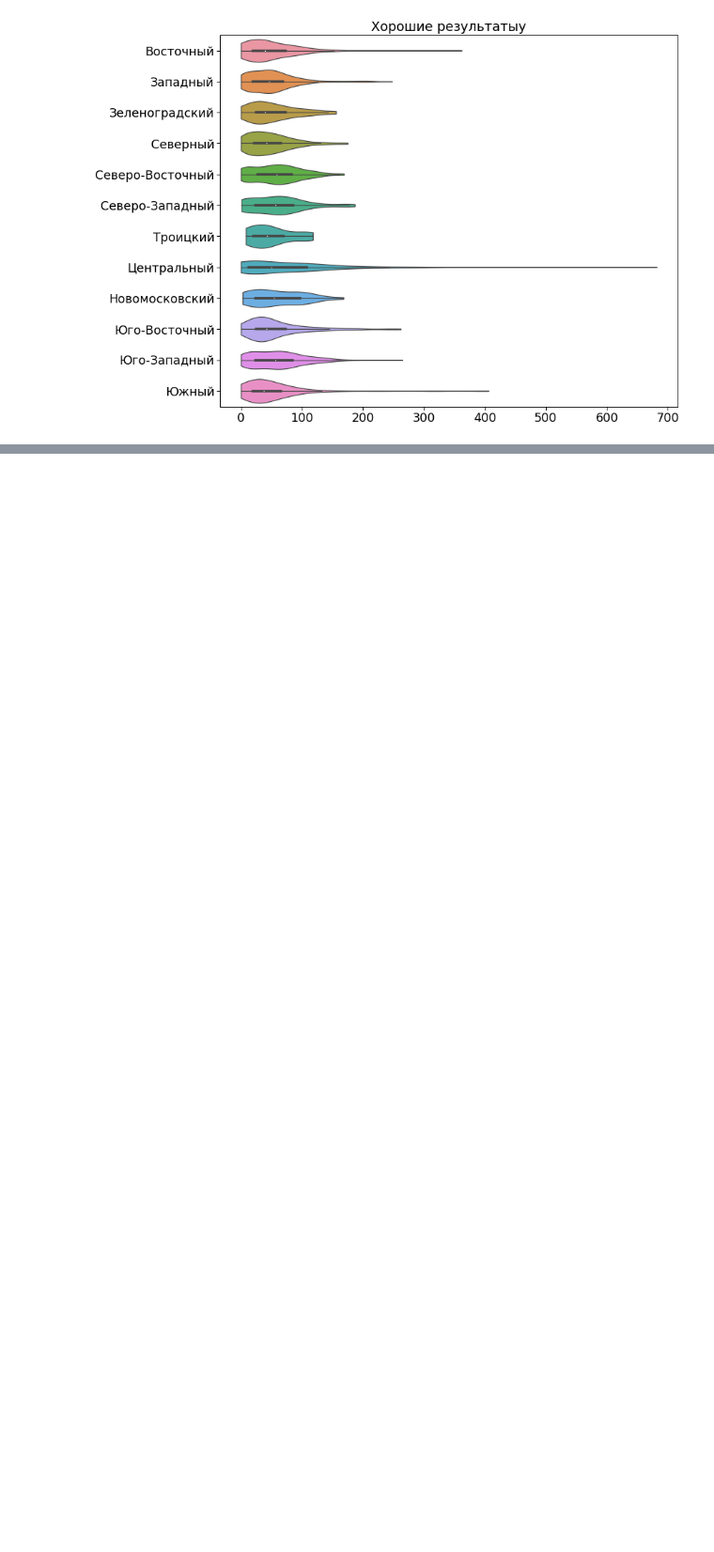
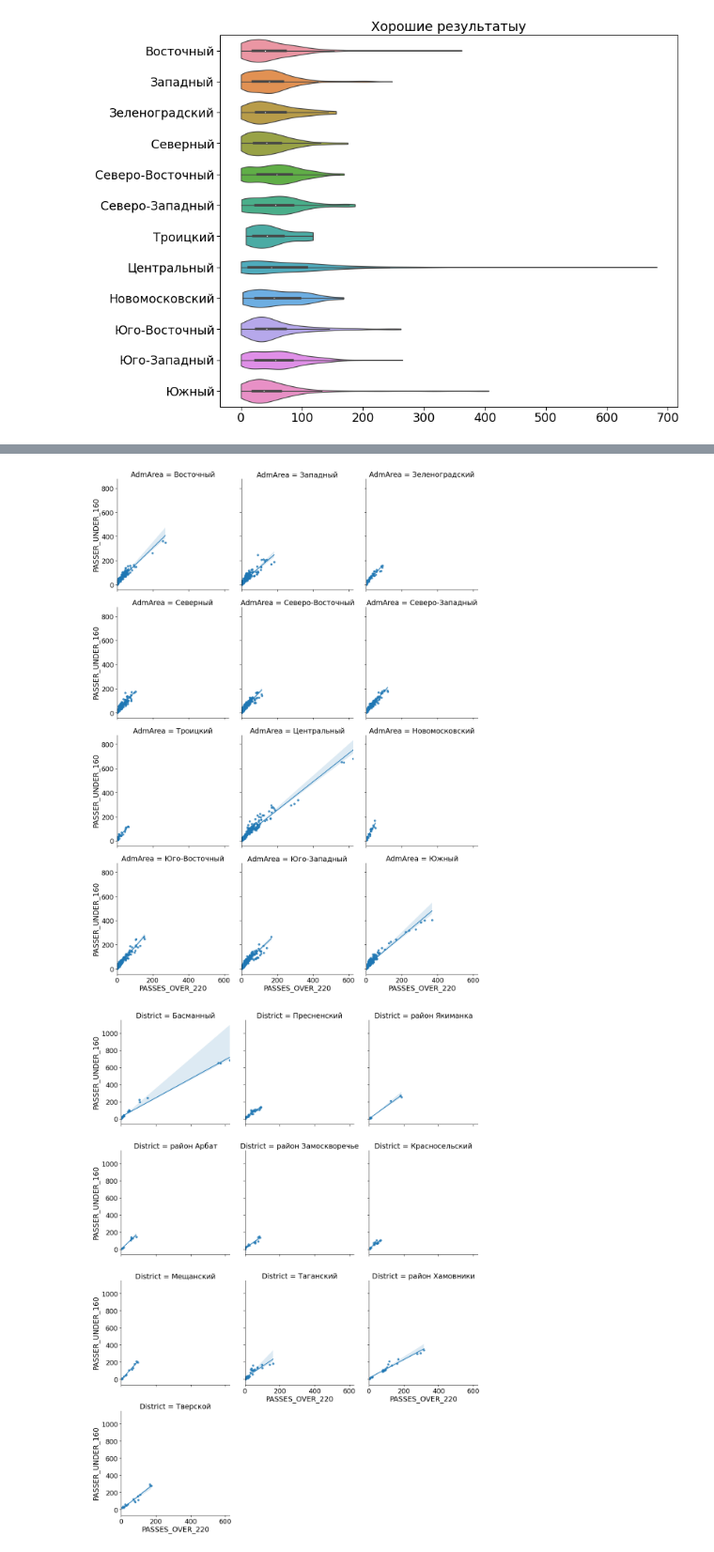
Before and after one commit to visualGravitySense/data-parsing-and-analysing, a Jupyter notebook: dependency visualization.ipynb, the cells around one changed output, grey strips where cells are left out. Shown: that part at 94% size. Drawn from its saved outputs; the diff is of its cells as text; code cells hidden in the pictures; blank space fills up the shorter version.

```diff
--- a/dependency visualization.ipynb
+++ b/dependency visualization.ipynb
@@ -39,0 +61,30 @@ plt.show()
+# %%
+%matplotlib inline
+import pandas as pd
+import matplotlib.pyplot as plt
+import seaborn as sns
+from matplotlib import rcParams
+
+#размеры холста 12х12
+rcParams['figure.figsize'] = 12,12
+#увеличенный размер шрифта
+sns.set_context('paper', font_scale=2)
+
+data = pd.read_csv("http://digo.ee/data-9722.utf.csv", delimiter=";")
+data["AdmArea"] = data["AdmArea"].apply(lambda x:x.split(" ")[0])
+data["District"] = data["District"].str.replace(" район", "")
+data["EDU_NAME_TITLE"] = data["EDU_NAME"].apply(lambda x:x.split(" ")[-1].replace("»",""))
+sns.lmplot(x="PASSES_OVER_220", y="PASSER_UNDER_160", data=data, col="AdmArea", col_wrap=3, truncate=True)
+
+data1 = data.set_index("AdmArea").loc["Центральный"]
+sns.lmplot(x="PASSES_OVER_220", y="PASSER_UNDER_160", data=data1, col="District", col_wrap=3, truncate=True)
+plt.show()
+
+data2 = data1.set_index("District").loc["Басманный"]
+sns.lmplot(x="PASSES_OVER_220", y="PASSER_UNDER_160", data=data2, col="EDU_NAME_TITLE", col_wrap=3, truncate=True)
+plt.show()
+pd.options.display.max_colwidth = 1000
+print (data2.set_index('EDU_NAME_TITLE').loc["экономики"]["EDU_NAME"])
+# %% [output]
+[figure, added]
+[figure, added]
```
Also changed, not shown: parts of 2 cells of this notebook.
